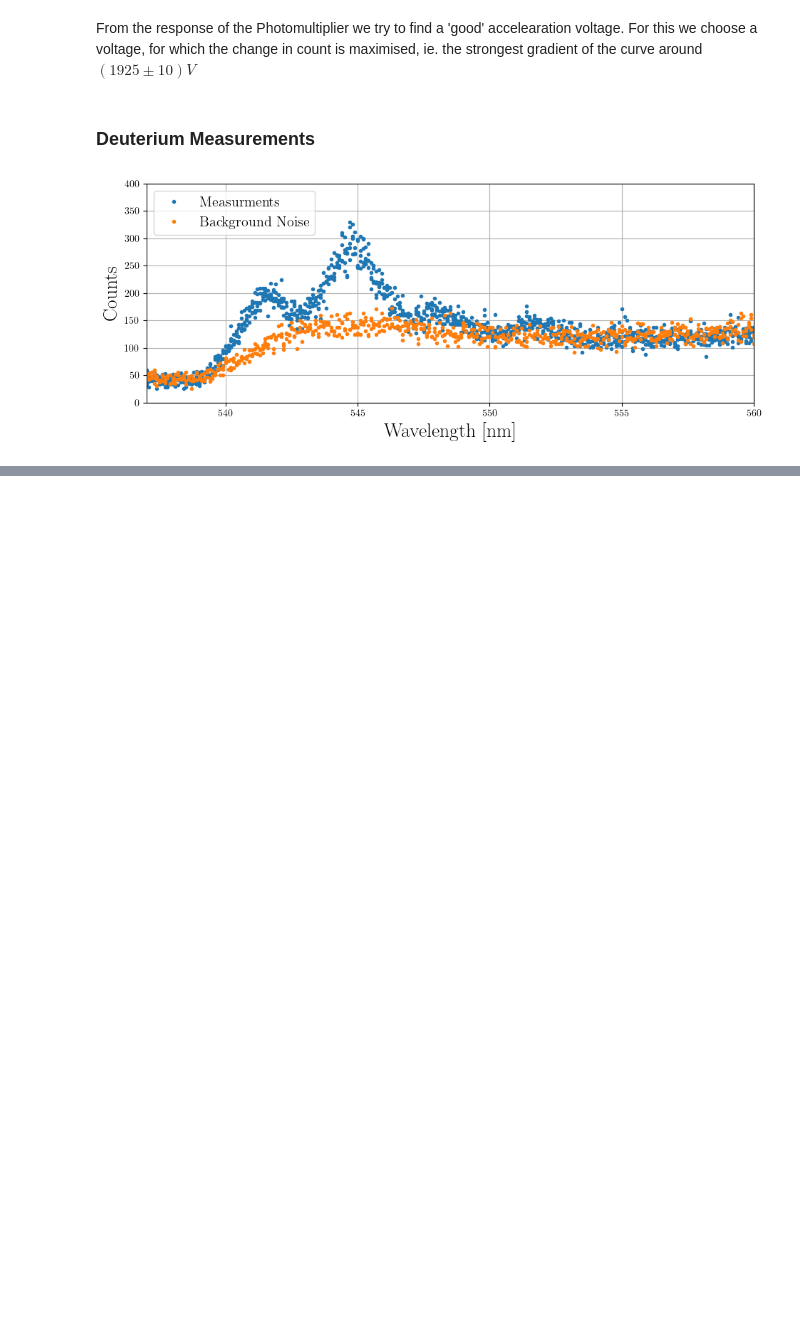
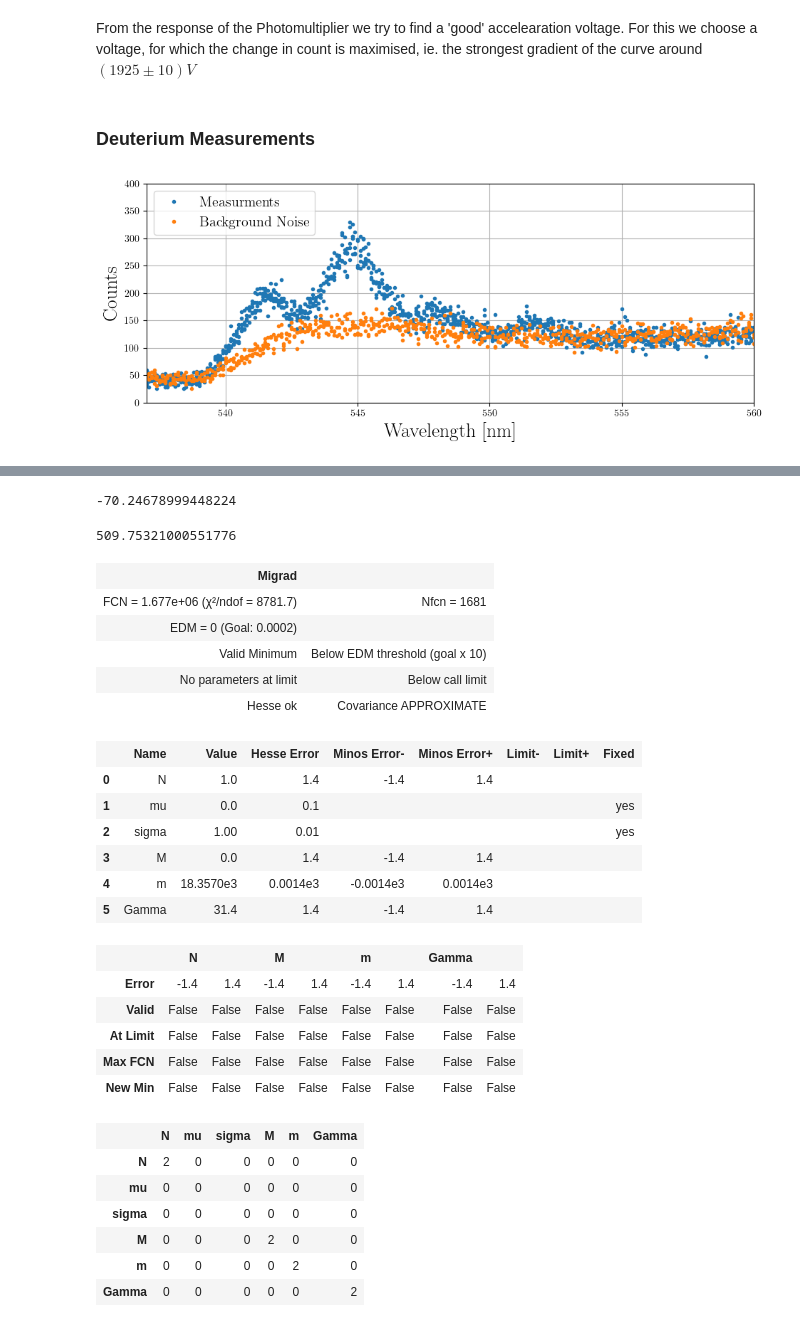
Before and after one commit to ParisHuth/FP, a Jupyter notebook: F43/protocoll.ipynb, the cells around one changed output, grey strips where cells are left out. Cells and saved outputs as stored; diff of their text form; code cells hidden in the pictures; blank space fills up the shorter version.

```diff
--- a/F43/protocoll.ipynb
+++ b/F43/protocoll.ipynb
@@ -291,0 +513,17 @@ plt.show()
+# %%
+v_0 = 535 #nm
+barv_laser = 1/535*10**7
+B_theo = 29 #cm-1
+
+def pv_rot(B,J):
+    return B*(4*J+6)
+def mv_rot(B,J):
+    return -B*(4*J-2)
+#print(barv_laser)
+print(barv_laser -pv_rot(B_theo,0))
+print(barv_laser -pv_rot(B_theo,1))
+print(barv_laser -pv_rot(B_theo,2))
+print(barv_laser -pv_rot(B_theo,3))
+print(barv_laser -pv_rot(B_theo,4))
+print(barv_laser -pv_rot(B_theo,5))
+print(barv_laser -pv_rot(B_theo,6))
@@ -292 +538,59 @@ plt.show()
+# %%
+x = barv_laser -pv_rot(B_theo,1)-mu[0]
+print(x)
+# %% [output]
+-70.24678999448224
+# %%
+x = barv_laser +pv_rot(B_theo,1)-mu[0]
+print(x)
+# %% [output]
+509.75321000551776
+# %%
+data_fit = data[peak2]
+nu_fit = data_fit["wavenumber"]
+count_fit = data_fit["count"]
+error = np.ones_like(count_fit)
+
+def convolution(x, N, mu, sigma, M, m, Gamma):
+    norm = gauss(x, N, mu, sigma)
+    lorentz = Lorenz(x, M, m, Gamma)
+    #print(f"Shape of norm: {norm.shape}, Shape of lorentz: {lorentz.shape}")
+    return signal.convolve(norm, lorentz, mode='same')
+
+chi_2 = cost.LeastSquares(nu_fit, count_fit, error, model = convolution)
+convolution.errordef = Minuit.LEAST_SQUARES
+minuit = Minuit(chi_2, N=1, mu=0, sigma=1, M= 0,m = mu[1], Gamma = sigma[1])
+minuit.fixed['sigma']=True
+minuit.fixed['mu']=True
+minuit.strategy = 0
+minuit.migrad()
+#N_2, mu_2, s_2 = minuit.values['N'], minuit.values['mu'], minuit.values['sigma']
+minuit.minos()
+# %% [output]
+| Migrad |  |
+| FCN = 1.677e+06 (χ²/ndof = 8781.7) | Nfcn = 1681 |
+| EDM = 0 (Goal: 0.0002) |  |
+| Valid Minimum | Below EDM threshold (goal x 10) |
+| No parameters at limit | Below call limit |
+| Hesse ok | Covariance APPROXIMATE |
+|  | Name | Value | Hesse Error | Minos Error- | Minos Error+ | Limit- | Limit+ | Fixed |
+| 0 | N | 1.0 | 1.4 | -1.4 | 1.4 |  |  |  |
+| 1 | mu | 0.0 | 0.1 |  |  |  |  | yes |
+| 2 | sigma | 1.00 | 0.01 |  |  |  |  | yes |
+| 3 | M | 0.0 | 1.4 | -1.4 | 1.4 |  |  |  |
+| 4 | m | 18.3570e3 | 0.0014e3 | -0.0014e3 | 0.0014e3 |  |  |  |
+| 5 | Gamma | 31.4 | 1.4 | -1.4 | 1.4 |  |  |  |
+|  | N |  | M |  | m |  | Gamma |  |
+| Error | -1.4 | 1.4 | -1.4 | 1.4 | -1.4 | 1.4 | -1.4 | 1.4 |
+| Valid | False | False | False | False | False | False | False | False |
+| At Limit | False | False | False | False | False | False | False | False |
+| Max FCN | False | False | False | False | False | False | False | False |
+| New Min | False | False | False | False | False | False | False | False |
+|  | N | mu | sigma | M | m | Gamma |
+| N | 2 | 0 | 0 | 0 | 0 | 0 |
+| mu | 0 | 0 | 0 | 0 | 0 | 0 |
+| sigma | 0 | 0 | 0 | 0 | 0 | 0 |
+| M | 0 | 0 | 0 | 2 | 0 | 0 |
+| m | 0 | 0 | 0 | 0 | 2 | 0 |
+| Gamma | 0 | 0 | 0 | 0 | 0 | 2 |
 # %%
```
Also changed, not shown: parts of 18 cells of this notebook.
